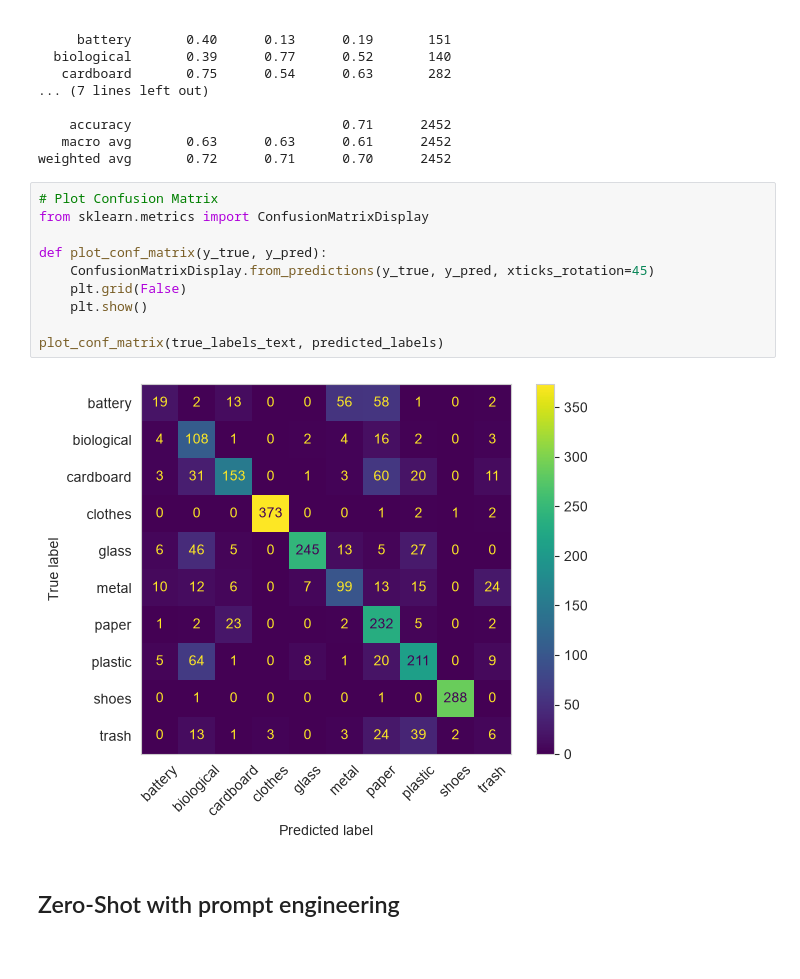
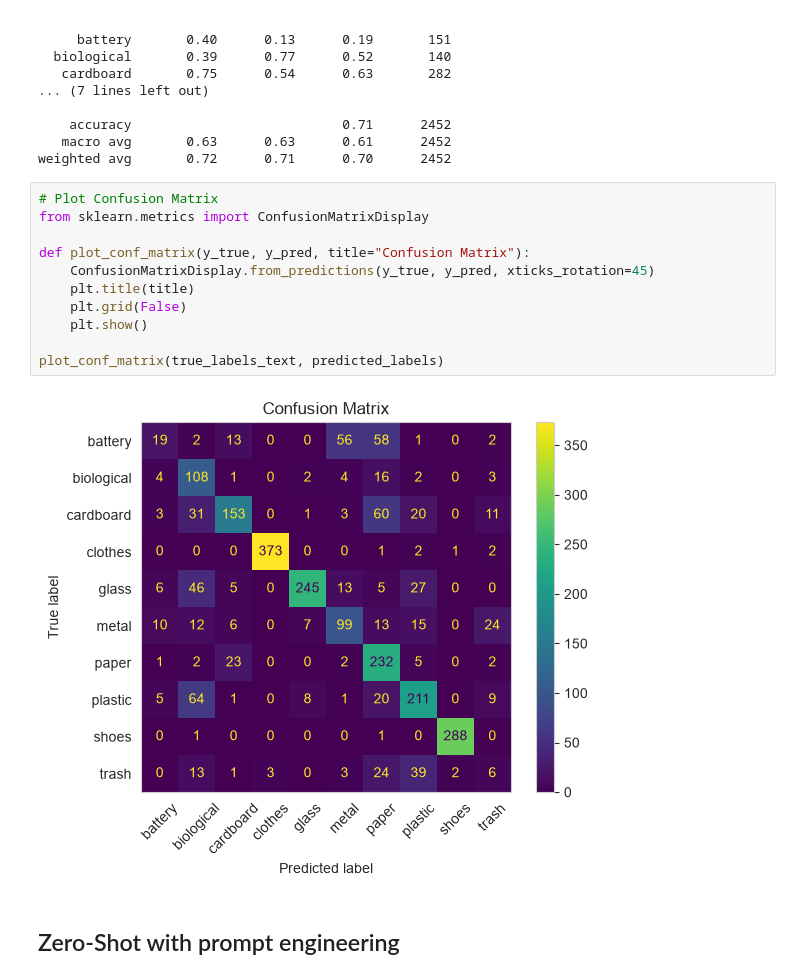
Before and after one commit to Nello-pn/trashCLIP, a Jupyter notebook: CLIP_ZeroShot.ipynb, the cells around one changed output. Saved outputs shown, nothing was run; the diff lists cells and outputs as text; blank space fills up the shorter version.

```diff
--- a/CLIP_ZeroShot.ipynb
+++ b/CLIP_ZeroShot.ipynb
@@ -284,15 +284,16 @@ weighted avg       0.72      0.71      0.70      2452
 # %%
 # Plot Confusion Matrix
 from sklearn.metrics import ConfusionMatrixDisplay
 
-def plot_conf_matrix(y_true, y_pred):
+def plot_conf_matrix(y_true, y_pred, title="Confusion Matrix"):
     ConfusionMatrixDisplay.from_predictions(y_true, y_pred, xticks_rotation=45)
+    plt.title(title)
     plt.grid(False)
     plt.show()
 
 plot_conf_matrix(true_labels_text, predicted_labels)
 # %% [output]
-[figure, old version]
+[figure, new version]
 # %% [markdown]
 ## Zero-Shot with prompt engineering
 # %% [markdown]
```
Also changed, not shown: parts of 3 cells of this notebook.
